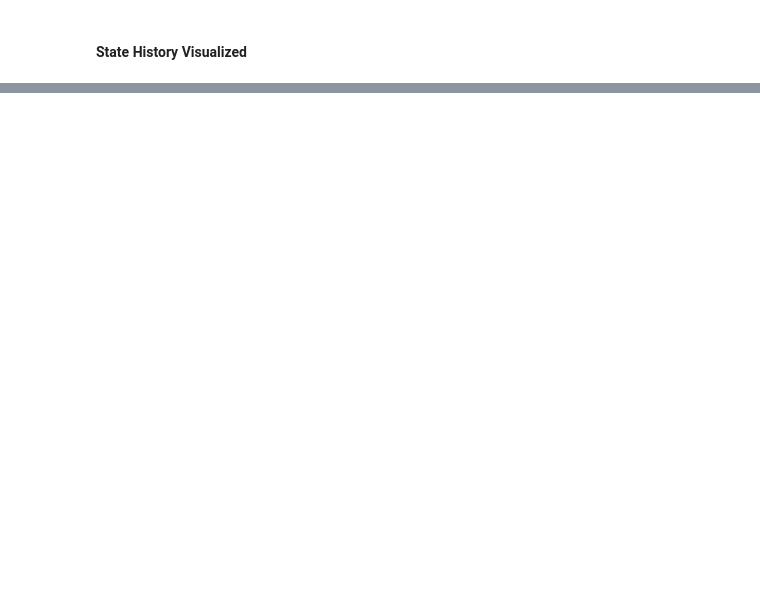
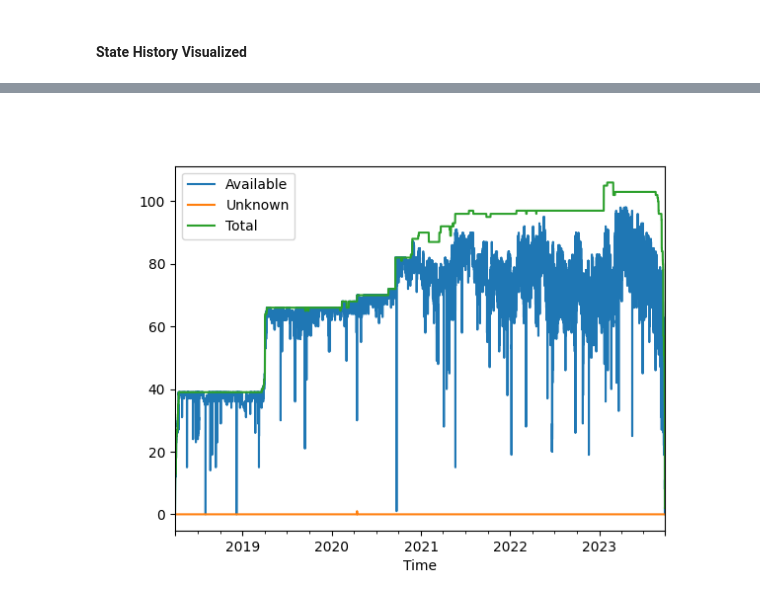
Before and after one commit to b-dagostino/charger-reliability, a Jupyter notebook: notebooks/bdag.ipynb, the cells around one changed output, grey strips where cells are left out. Drawn from its saved outputs; the diff is of its cells as text; code cells hidden in the pictures; blank space fills up the shorter version.

```diff
--- a/notebooks/bdag.ipynb
+++ b/notebooks/bdag.ipynb
@@ -414,0 +466,13 @@ with pd.option_context('display.max_rows', 1000):
+# %%
+state_history['State'] = state_history['State'].astype('category')
+
+resampled_state_history = state_history.pivot(columns='MAC Address', index='Time', values='State')
+
+# ffill except last range of NaNs
+resampled_state_history = resampled_state_history.apply(lambda series: series.loc[:series.last_valid_index()].ffill())
+
+# Resample
+resampled_state_history = resampled_state_history.resample('1T').ffill()
+
+# ffill except last range of NaNs
+# resampled_state_history = resampled_state_history.apply(lambda series: series.loc[:series.last_valid_index()].ffill())
@@ -414,0 +495,9 @@ with pd.option_context('display.max_rows', 1000):
+# %%
+resampled_state_counts = resampled_state_history.swifter.apply(pd.Series.value_counts, axis=1)
+resampled_state_counts['Total'] = resampled_state_counts.sum(axis=1)
+# %%
+resampled_state_counts = resampled_state_counts[resampled_state_counts['Total'] > 0]
+# %%
+ax = resampled_state_counts.plot(y=['Available', 'Unknown', 'Total'])
+# %% [output]
+[figure, added]
```
Also changed, not shown: parts of 16 cells of this notebook, 1 other file.
